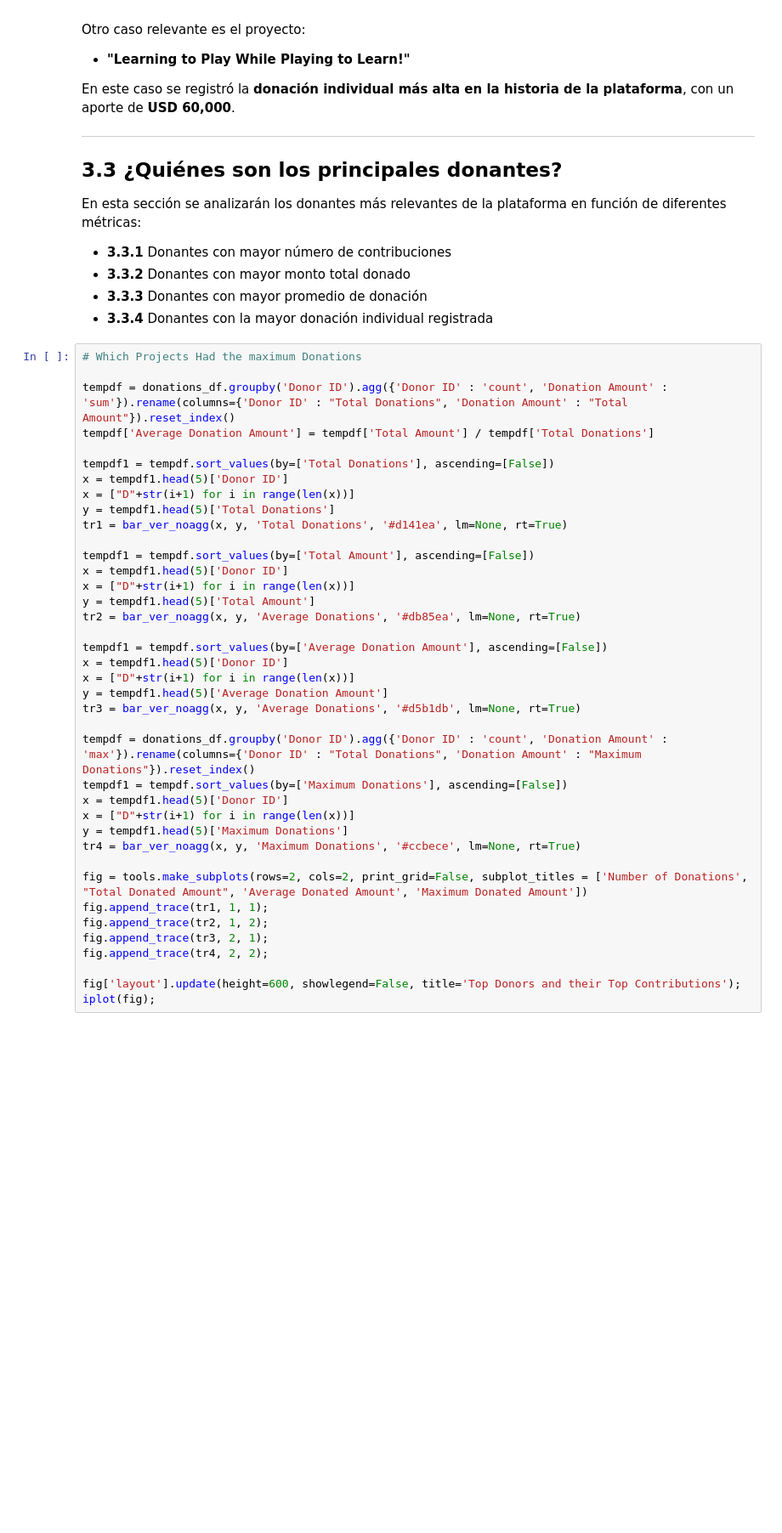
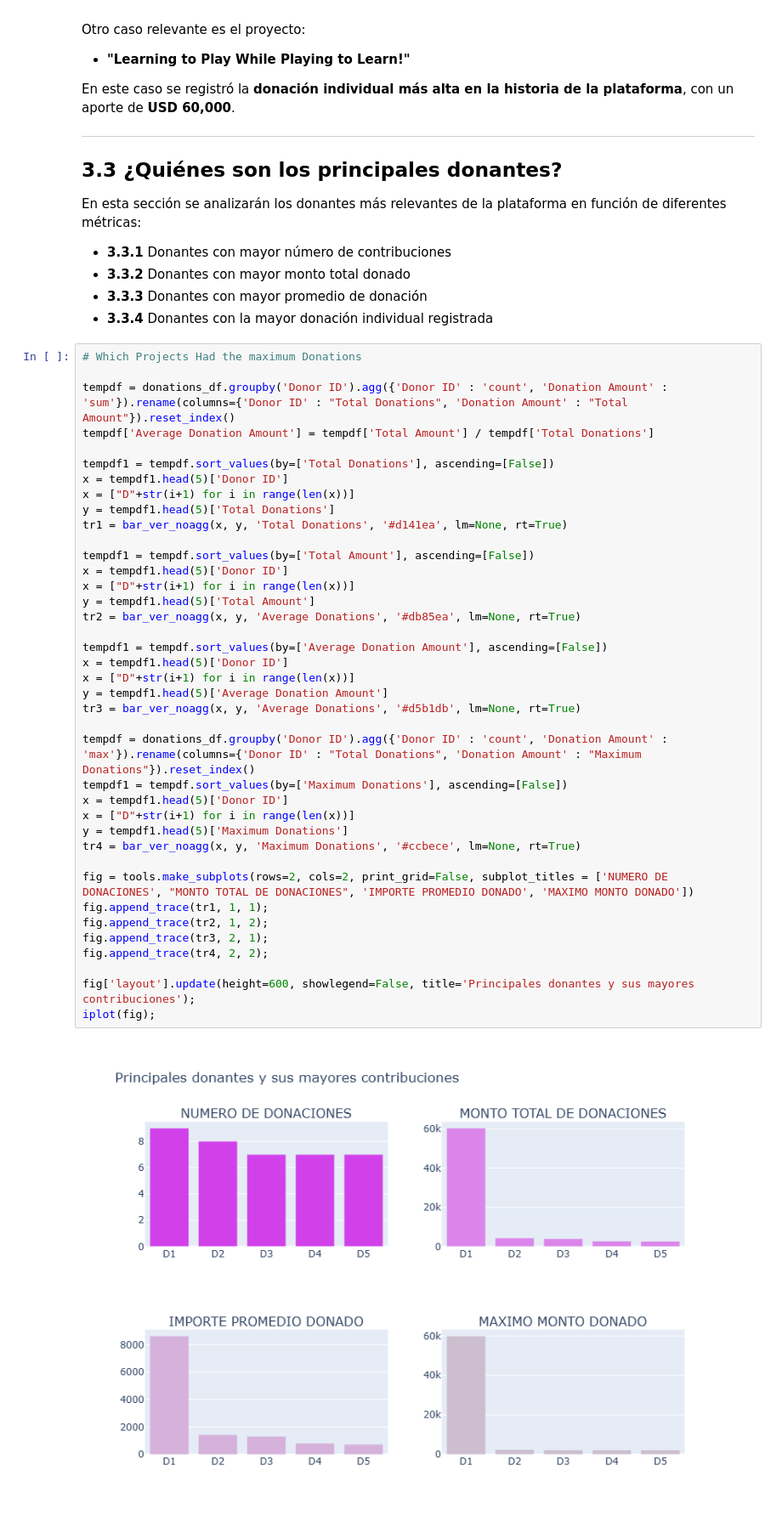
Before and after one commit to lilianarog/9A-IEVND-ADND-Practicas-230370, a Jupyter notebook: Practica05/Practica05.ipynb, the cells around one changed output. Shown at 85% size. Saved outputs shown, nothing was run; the diff lists cells and outputs as text; blank space fills up the shorter version.

```diff
--- a/Practica05/Practica05.ipynb
+++ b/Practica05/Practica05.ipynb
@@ -1333,35 +1356,37 @@ tempdf1 = tempdf.sort_values(by=['Total Donations'], ascending=[False])
 x = tempdf1.head(5)['Donor ID']
 x = ["D"+str(i+1) for i in range(len(x))]
 y = tempdf1.head(5)['Total Donations']
 tr1 = bar_ver_noagg(x, y, 'Total Donations', '#d141ea', lm=None, rt=True)
 
 tempdf1 = tempdf.sort_values(by=['Total Amount'], ascending=[False])
 x = tempdf1.head(5)['Donor ID']
 x = ["D"+str(i+1) for i in range(len(x))]
 y = tempdf1.head(5)['Total Amount']
 tr2 = bar_ver_noagg(x, y, 'Average Donations', '#db85ea', lm=None, rt=True)
 
 tempdf1 = tempdf.sort_values(by=['Average Donation Amount'], ascending=[False])
 x = tempdf1.head(5)['Donor ID']
 x = ["D"+str(i+1) for i in range(len(x))]
 y = tempdf1.head(5)['Average Donation Amount']
 tr3 = bar_ver_noagg(x, y, 'Average Donations', '#d5b1db', lm=None, rt=True)
 
 tempdf = donations_df.groupby('Donor ID').agg({'Donor ID' : 'count', 'Donation Amount' : 'max'}).rename(columns={'Donor ID' : "Total Donations", 'Donation Amount' : "Maximum Donations"}).reset_index()
 tempdf1 = tempdf.sort_values(by=['Maximum Donations'], ascending=[False])
 x = tempdf1.head(5)['Donor ID']
 x = ["D"+str(i+1) for i in range(len(x))]
 y = tempdf1.head(5)['Maximum Donations']
 tr4 = bar_ver_noagg(x, y, 'Maximum Donations', '#ccbece', lm=None, rt=True)
 
-fig = tools.make_subplots(rows=2, cols=2, print_grid=False, subplot_titles = ['Number of Donations', "Total Donated Amount", 'Average Donated Amount', 'Maximum Donated Amount'])
+fig = tools.make_subplots(rows=2, cols=2, print_grid=False, subplot_titles = ['NUMERO DE DONACIONES', "MONTO TOTAL DE DONACIONES", 'IMPORTE PROMEDIO DONADO', 'MAXIMO MONTO DONADO'])
 fig.append_trace(tr1, 1, 1);
 fig.append_trace(tr2, 1, 2);
 fig.append_trace(tr3, 2, 1);
 fig.append_trace(tr4, 2, 2);
 
-fig['layout'].update(height=600, showlegend=False, title='Top Donors and their Top Contributions');
+fig['layout'].update(height=600, showlegend=False, title='Principales donantes y sus mayores contribuciones');
 iplot(fig);
+# %% [output]
+[figure, added]
 # %% [markdown]
 ### Donantes más generosos
 
```
Also changed, not shown: parts of 23 cells of this notebook.
